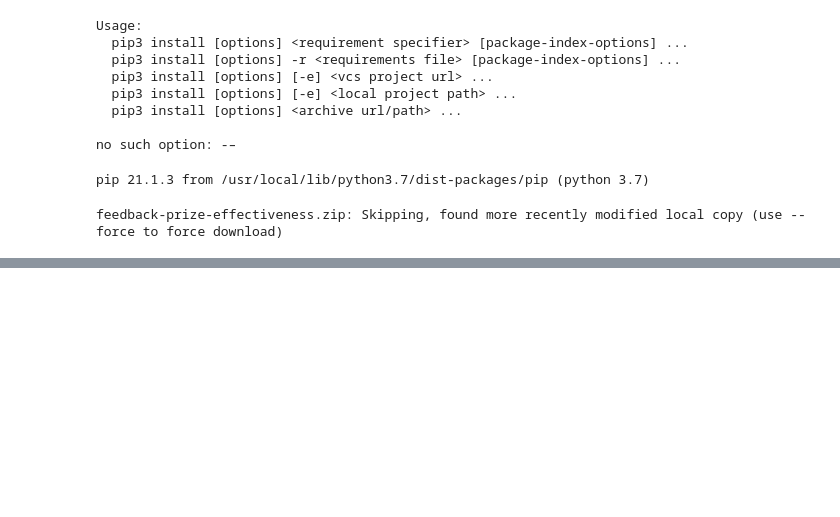
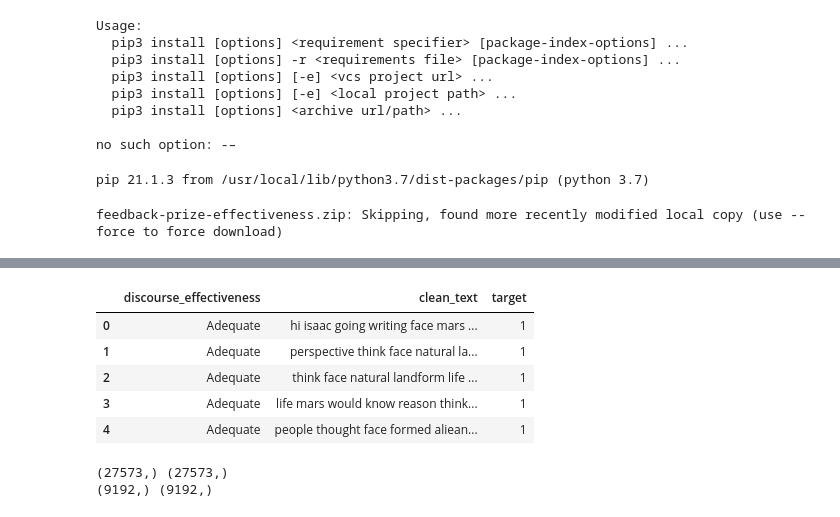
Before and after one commit to ds-praveenkumar/truefoundry-projects, a Jupyter notebook: feedback_prize_effectiveness.ipynb, the cells around one changed output, grey strips where cells are left out. Drawn from its saved outputs; the diff is of its cells as text; code cells hidden in the pictures; blank space fills up the shorter version.

```diff
--- a/feedback_prize_effectiveness.ipynb
+++ b/feedback_prize_effectiveness.ipynb
@@ -55,0 +90,28 @@ Link to the dashboard for the run: https://app.truefoundry.com/mlfoundry/182/a1b
+# %%
+def clean_text(text):
+    text = text.lower()
+    text = re.sub(r'\W+\s*',' ',text)
+    text = text.replace('_',' ')
+    text = re.sub(r'\d+',' ',text)
+    text = re.sub(r'\s\s+',' ',text)
+    stops =  list(set(stopwords.words('english')))
+    stops.extend(list(string.punctuation))
+    text = [word.strip() for word in text.split() if word.strip() not in stops]
+
+    return ' '.join(text)
+# %%
+train_df['all_text'] = train_df['discourse_text']+' '+train_df['discourse_type']
+train_df['clean_text'] = train_df['all_text'].apply(lambda x: clean_text(x))
+# %%
+train_df.drop(['discourse_id','essay_id','discourse_text','discourse_type','all_text'],inplace=True,axis=1)
+# %%
+target_map = {"Ineffective":0, "Adequate":1,"Effective":2}
+train_df["target"] = train_df["discourse_effectiveness"].map(target_map)
+train_df.head()
+# %% [output]
+|  | discourse_effectiveness | clean_text | target |
+| 0 | Adequate | hi isaac going writing face mars ... | 1 |
+| 1 | Adequate | perspective think face natural la... | 1 |
+| 2 | Adequate | think face natural landform life ... | 1 |
+| 3 | Adequate | life mars would know reason think... | 1 |
+| 4 | Adequate | people thought face formed aliean... | 1 |
@@ -55,0 +120,8 @@ Link to the dashboard for the run: https://app.truefoundry.com/mlfoundry/182/a1b
+# %%
+x_train,x_test,y_train_,y_test_ = train_test_split(train_df['clean_text'],train_df['target'],random_state=1234,test_size=0.25)
+
+print(x_train.shape,y_train_.shape)
+print(x_test.shape,y_test_.shape)
+# %% [output]
+(27573,) (27573,)
+(9192,) (9192,)
```
Also changed, not shown: parts of 17 cells of this notebook.
